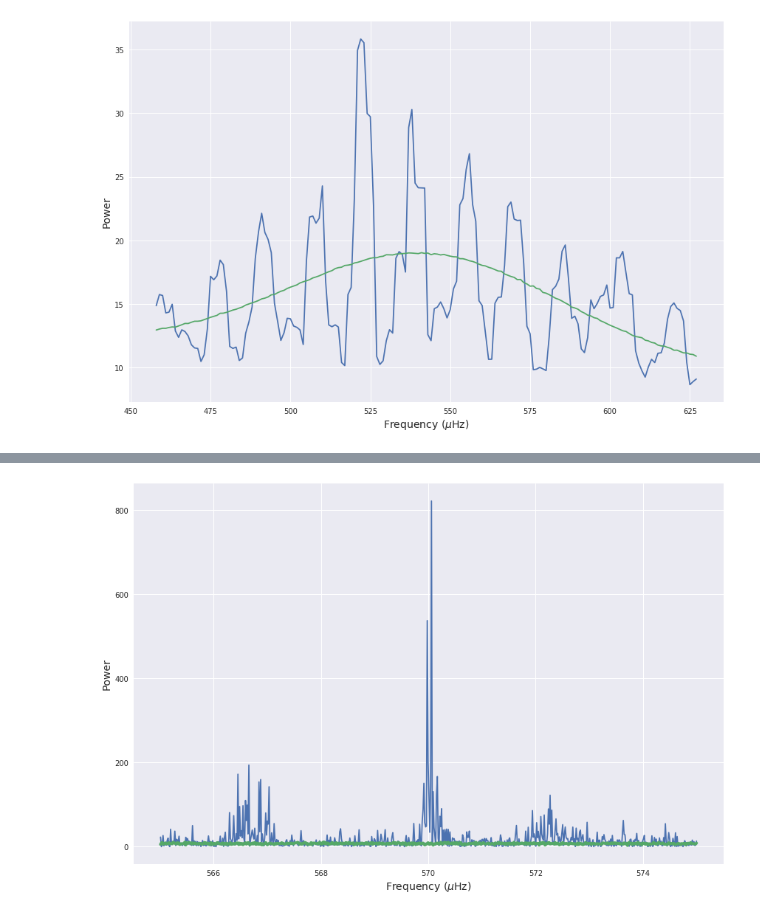
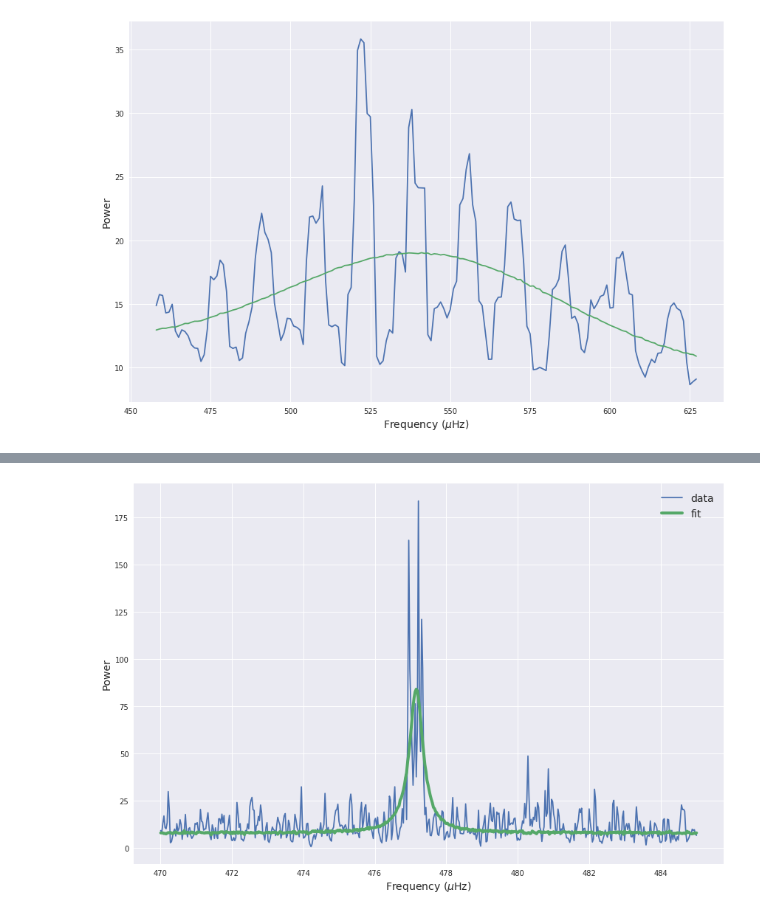
Before and after one commit to mileslucas/stat444, a Jupyter notebook: project/project.ipynb, the cells around one changed output, grey strips where cells are left out. Cells and saved outputs as stored; diff of their text form; code cells hidden in the pictures.

Commit message:
added all images, killing server

```diff
--- a/project/project.ipynb
+++ b/project/project.ipynb
@@ -145,5 +150,5 @@ plt.savefig('figs/env.pdf')
 # %%
-mask = (full_freq > 515) & (full_freq < 550)
+mask = (full_freq > 470) & (full_freq < 485)
 ff = full_freq[mask]
 pp = power[mask]
 
@@ -151,11 +156,12 @@ fstep = ff[1]-ff[0]
 subfreq = np.linspace(min(ff), max(ff), 500)
 smp = cv.convolve(pp, cv.Box1DKernel(3))
 subpower = np.interp(subfreq, ff, smp)
-
+modes = np.array([477.15])
 # print(subpower.shape)
 plt.plot(ff, pp, label='Full')
 plt.plot(subfreq, subpower, label='Interpolated')
-plt.axhline(trace.get_values('W').mean(axis=0), ls='--', c='k')
+# plt.axhline(trace.get_values('W').mean(axis=0), ls='--', c='k')
+# [plt.axvline(m, c='.6') for m in modes]
 plt.xlabel(r'Frequency ($\mu$Hz)')
 plt.ylabel('Power')
 plt.tight_layout()
@@ -166,24 +172,20 @@ plt.savefig('figs/subenv.pdf')
 # %%
-modes = np.array([520, 523, 533,  536, 540,])
+import theano.tensor as tt
 n = len(modes)
 v_nyq = 8496.36
 R_v = (np.sin( np.pi * subfreq / (2 * v_nyq)) / ((np.pi * subfreq) / (2 * v_nyq)))**2
-import theano.tensor as tt
-from io import StringIO
-import sys
-
-old_stdout = sys.stdout
-mystdout = sys.stdout = StringIO()
 
 with pm.Model() as mode_model:
-    A = tt.printing.Print('A')(pm.Bound(pm.Normal, lower=0)('A', mu=20, sd=10, shape=(n,1)))
-    v0 = tt.printing.Print('v0')(pm.Normal('v0', mu=modes.reshape(n,1), sd=5, shape=(n,1)))
-#     L = pm.Bound(pm.Normal, lower=0)('L', mu=.12, sd=1, shape=(n,1))
-    L = tt.printing.Print('L')(pm.HalfCauchy('L', beta=1, shape=(n,1)))
+    A = pm.Bound(pm.Normal, lower=2)('A', mu=20, sd=10)
+    v0 = pm.Normal('v0', mu=477, sd=2,)
+#     L = pm.Bound(pm.Normal, lower=0.1)('L', mu=.15, sd=1, shape=(n,1))
+    L = pm.Bound(pm.HalfCauchy, lower=0, upper=20)('L', beta=2,)
+#     nu = pm.Normal('nu', 0, sd=1)
 
-    e = pm.HalfCauchy('e', 10)
-#     env = A**2 * pm.Cauchy.dist(alpha=v0, beta=L).logp(ff)
-    env = (A**2 / (np.pi * L)) / (1 + 4 * ( subfreq - v0)**2 / L**2)
-    like = tt.printing.Print('y')(R_v * pm.math.sum(env, axis=0) + trace['W'].mean())
+    e = pm.HalfCauchy('e', 20)
+
+#     envs = (A**2 / (np.pi * L)) / (1 + 4 * ( subfreq - (v0))**2 / L**2)
+    env = A**2 * pm.math.exp(pm.Cauchy.dist(alpha=v0, beta=L).logp(subfreq))
+    like = R_v * env + 7.808
 
     y = pm.Normal('obs', mu=like, sd=e, observed=subpower)
@@ -226,12 +219,13 @@ mode_summ
 # %%
-plt.plot(ff, pp)
-plt.plot(ff, prof, 'C1', lw=4)
+plt.plot(subfreq, subpower)
+plt.plot(subfreq, prof, 'C1', lw=4)
 plt.xlabel(r'Frequency ($\mu$Hz)')
 plt.ylabel('Power')
 plt.tight_layout()
+plt.legend(['data', 'fit'])
 plt.savefig('figs/mode_fit.pdf')
 # %% [output]
-[figure, old version]
+[figure, new version]
 # %%
 
 
```
Also changed, not shown: parts of 15 cells of this notebook, 10 other files.
